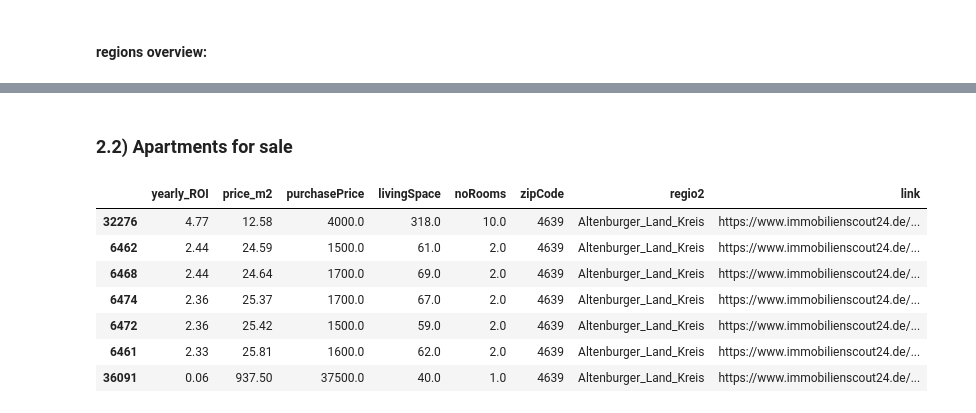
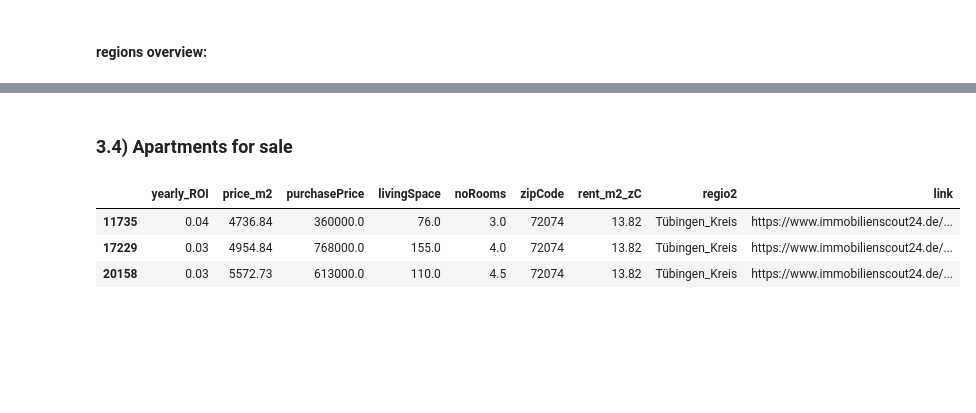
Before and after one commit to maxtue/ApartmentListings, a Jupyter notebook: data_analysis/single_date.ipynb, the cells around one changed output, grey strips where cells are left out. Cells and saved outputs as stored; diff of their text form; code cells hidden in the pictures; blank space fills up the shorter version.

```diff
--- a/data_analysis/single_date.ipynb
+++ b/data_analysis/single_date.ipynb
@@ -33,8 +41,8 @@ dates = sorted(
 # %% [markdown]
 #### load data:
 # %%
-rent_df = dp.create_rent_df(dates[-1])
-sale_df = dp.create_sale_df(dates[-1])
+rent_df = dproc.create_rent_df(dates[-1])
+sale_df = dproc.create_sale_df(dates[-1])
 # %% [output]
 [interactive output not drawn]
 # %% [markdown]
@@ -51,10 +85,16 @@ sale_df["link"] = "https://www.immobilienscout24.de/expose/" + sale_df[
 # %% [markdown]
 #### add return of investment based on median rents for zipCode
 # %%
-g = rent_df.groupby("zipCode")["rent_m2"].median()
-g.name = "rent_m2_zipCode"
-sale_df = sale_df.join(g, on="zipCode").copy()
+g = rent_select_df.groupby("zipCode")["rent_m2"].median()
+g.name = "rent_m2_zC"
+rent_m2_zipCode = sale_select_df.join(g, on="zipCode").copy()["rent_m2_zC"]
+sale_select_df.insert(
+    loc=sale_select_df.columns.get_loc("zipCode") + 1,
+    column="rent_m2_zC",
+    value=rent_m2_zipCode,
+)
 
-sale_df["yearly_ROI"] = sale_df["rent_m2_zipCode"] * 12 / sale_df["price_m2"]
+yearly_ROI = sale_select_df["rent_m2_zC"] * 12 / sale_select_df["price_m2"]
+sale_select_df.insert(loc=0, column="yearly_ROI", value=yearly_ROI)
 # %% [output]
 [interactive output not drawn]
@@ -60,0 +103,8 @@ sale_df["yearly_ROI"] = sale_df["rent_m2_zipCode"] * 12 / sale_df["price_m2"]
+# %%
+allowed_nan_percentage_cols = 1
+
+rent_select_df = dproc.remove_nan_inf(rent_select_df, allowed_nan_percentage_cols)
+sale_select_df = dproc.remove_nan_inf(sale_select_df, allowed_nan_percentage_cols)
+
+rent_select_df = rent_select_df[(rent_select_df["baseRent"] != 0)]
+sale_select_df = sale_select_df[(sale_select_df["purchasePrice"] != 0)]
@@ -157,0 +293,3 @@ Name: 4639, dtype: float64
+# %%
+regions = [72074]
+combined_df.loc[regions]
@@ -175,20 +320,16 @@ rent_select_df[rent_filt].sort_values(rent_ord).head(20)
 [interactive output not drawn]
 # %% [markdown]
-### 2.2) Apartments for sale
+### 3.4) Apartments for sale
 # %%
 sale_filt_col = "zipCode"
-sale_filt_arg = [4639]
+sale_filt_arg = regions
 sale_ord = "yearly_ROI"
 
 sale_filt = sale_select_df[sale_filt_col].isin(sale_filt_arg)
-sale_select_df[sale_filt].sort_values(sale_ord, ascending=False).head(50)
+sale_select_df[sale_filt].sort_values(sale_ord, ascending=False)
 # %% [output]
-|  | yearly_ROI | price_m2 | purchasePrice | livingSpace | noRooms | zipCode | regio2 | link |
-| 32276 | 4.77 | 12.58 | 4000.0 | 318.0 | 10.0 | 4639 | Altenburger_Land_Kreis | https://www.immobilienscout24.de/... |
-| 6462 | 2.44 | 24.59 | 1500.0 | 61.0 | 2.0 | 4639 | Altenburger_Land_Kreis | https://www.immobilienscout24.de/... |
-| 6468 | 2.44 | 24.64 | 1700.0 | 69.0 | 2.0 | 4639 | Altenburger_Land_Kreis | https://www.immobilienscout24.de/... |
-| 6474 | 2.36 | 25.37 | 1700.0 | 67.0 | 2.0 | 4639 | Altenburger_Land_Kreis | https://www.immobilienscout24.de/... |
-| 6472 | 2.36 | 25.42 | 1500.0 | 59.0 | 2.0 | 4639 | Altenburger_Land_Kreis | https://www.immobilienscout24.de/... |
-| 6461 | 2.33 | 25.81 | 1600.0 | 62.0 | 2.0 | 4639 | Altenburger_Land_Kreis | https://www.immobilienscout24.de/... |
-| 36091 | 0.06 | 937.50 | 37500.0 | 40.0 | 1.0 | 4639 | Altenburger_Land_Kreis | https://www.immobilienscout24.de/... |
+|  | yearly_ROI | price_m2 | purchasePrice | livingSpace | noRooms | zipCode | rent_m2_zC | regio2 | link |
+| 11735 | 0.04 | 4736.84 | 360000.0 | 76.0 | 3.0 | 72074 | 13.82 | Tübingen_Kreis | https://www.immobilienscout24.de/... |
+| 17229 | 0.03 | 4954.84 | 768000.0 | 155.0 | 4.0 | 72074 | 13.82 | Tübingen_Kreis | https://www.immobilienscout24.de/... |
+| 20158 | 0.03 | 5572.73 | 613000.0 | 110.0 | 4.5 | 72074 | 13.82 | Tübingen_Kreis | https://www.immobilienscout24.de/... |
 [interactive output not drawn]
```
Also changed, not shown: parts of 36 cells of this notebook, 1 other file.
